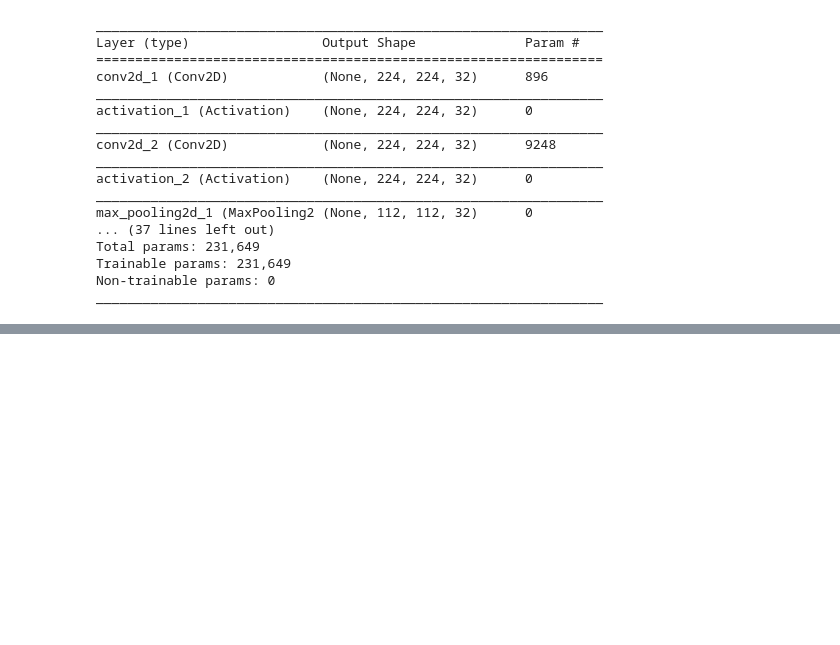
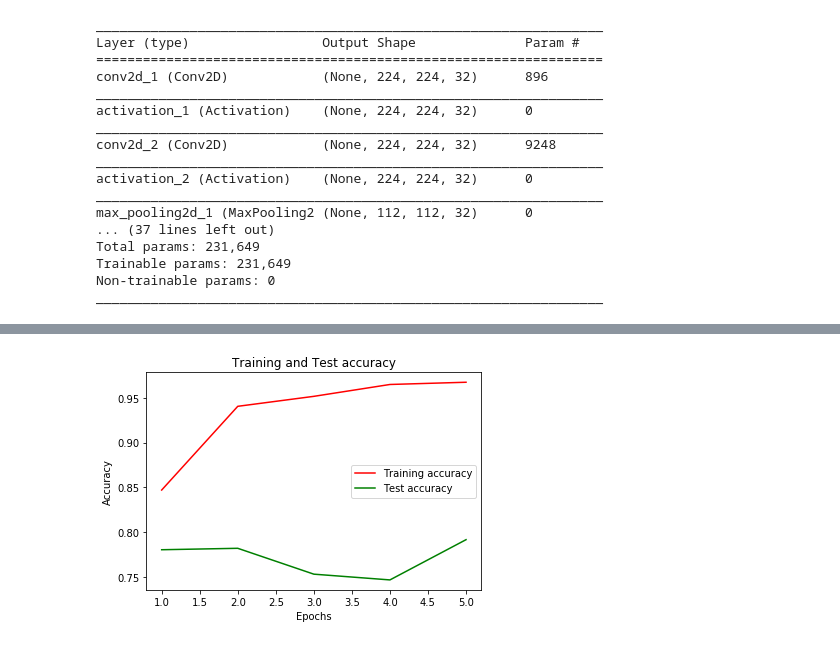
Before and after one commit to Prathyush-k/Prediction-of-Pneumonia, a Jupyter notebook: Pneumonia_Prediction.ipynb, the cells around one changed output, grey strips where cells are left out. Saved outputs shown, nothing was run; the diff lists cells and outputs as text; code cells hidden in the pictures; blank space fills up the shorter version.

```diff
--- a/Pneumonia_Prediction.ipynb
+++ b/Pneumonia_Prediction.ipynb
@@ -131,3 +147,15 @@ model.save_weights('Pneumonia.h5')
+# %%
+acc = history.history['acc']
+val_acc = history.history['val_acc']
+plt.plot(epochs, acc, color='red', label='Training accuracy')
+plt.plot(epochs, val_acc, color='green', label='Test accuracy')
+plt.title('Training and Test accuracy')
+plt.xlabel('Epochs')
+plt.ylabel('Accuracy')
+plt.legend()
+plt.show()
+# %% [output]
+[figure, added]
 # %%
 scores = model.evaluate_generator(test_generator,steps=nb_test_samples // batch_size)
 print("\n%s: %.2f%%" % (model.metrics_names[1], scores[1]*100))
```
Also changed, not shown: parts of 7 cells of this notebook, 1 other file.
